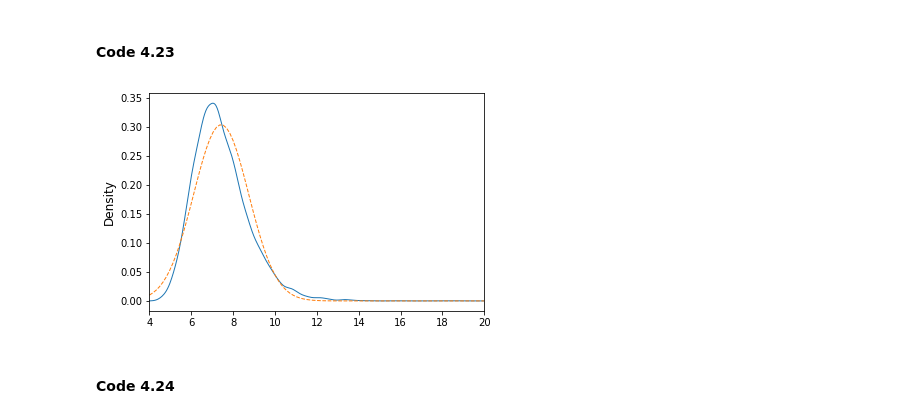
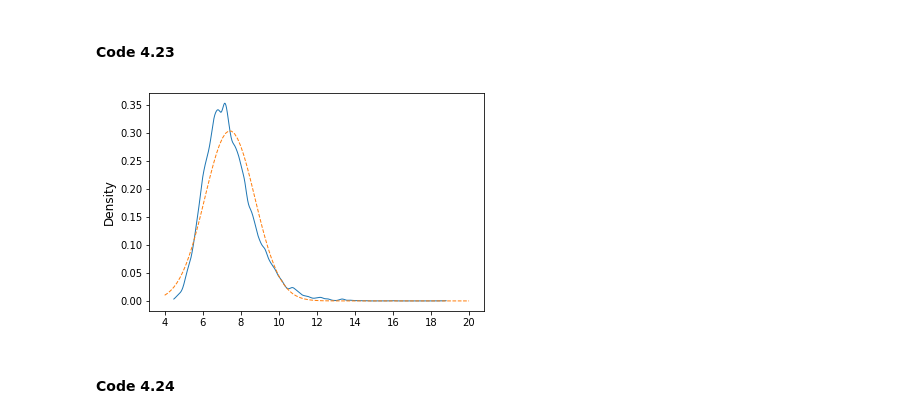
Before and after one commit to fehiepsi/rethinking-pyro, a Jupyter notebook: notebooks/04_linear_models.ipynb, the cells around one changed output. Drawn from its saved outputs; the diff is of its cells as text; code cells hidden in the pictures.

```diff
--- a/notebooks/04_linear_models.ipynb
+++ b/notebooks/04_linear_models.ipynb
@@ -199,12 +199,12 @@ plt.ylabel("sigma");
 # %% [markdown]
 #### Code 4.23
 # %%
-pd.Series(sample2_sigma).plot(kind="density", xlim=(4, 20));
+dens(sample2_sigma)
 x = torch.linspace(4, 20, 101)
 plt.plot(x.tolist(), dist.Normal(sample2_sigma.mean(),
     sample2_sigma.std()).log_prob(x).exp().tolist(), "--");
 # %% [output]
-[figure, old version]
+[figure, new version]
 # %% [markdown]
 #### Code 4.24
 # %%
```
Also changed, not shown: parts of 16 cells of this notebook, 5 other files.
